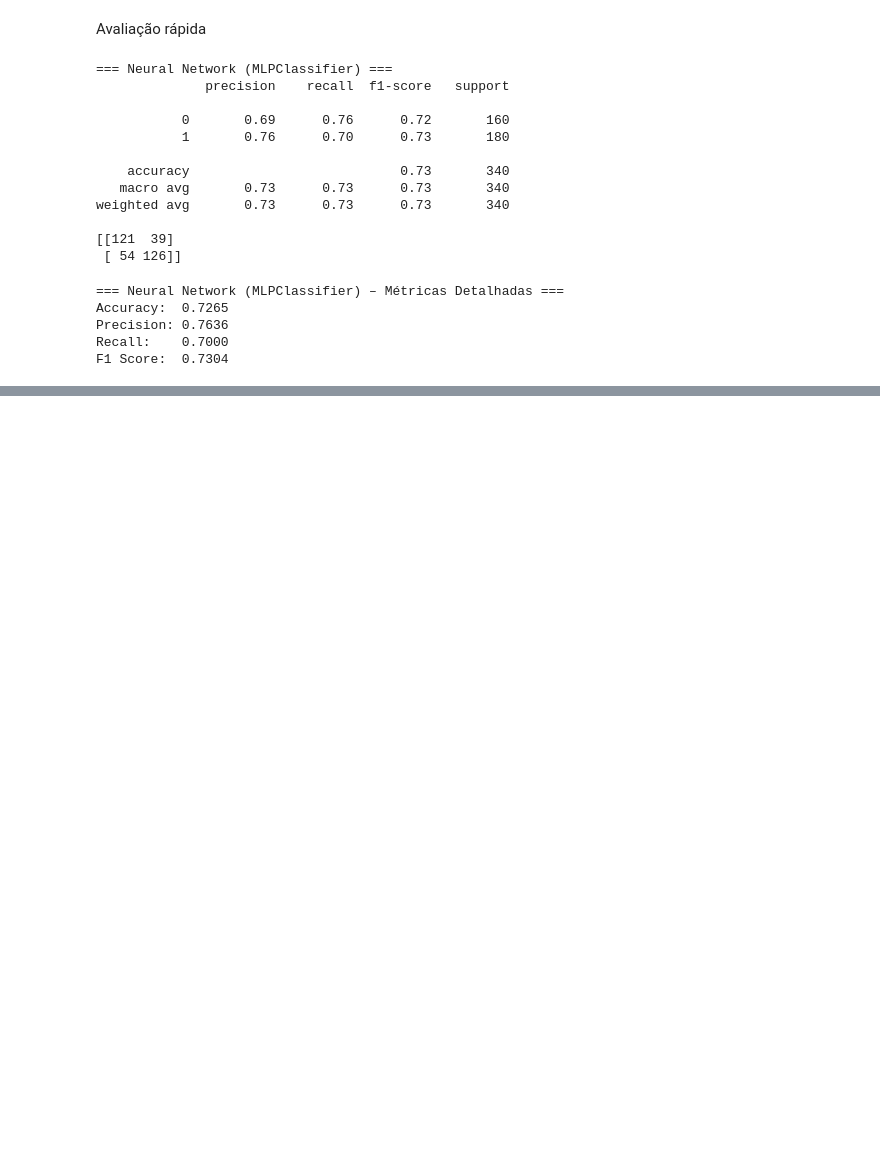
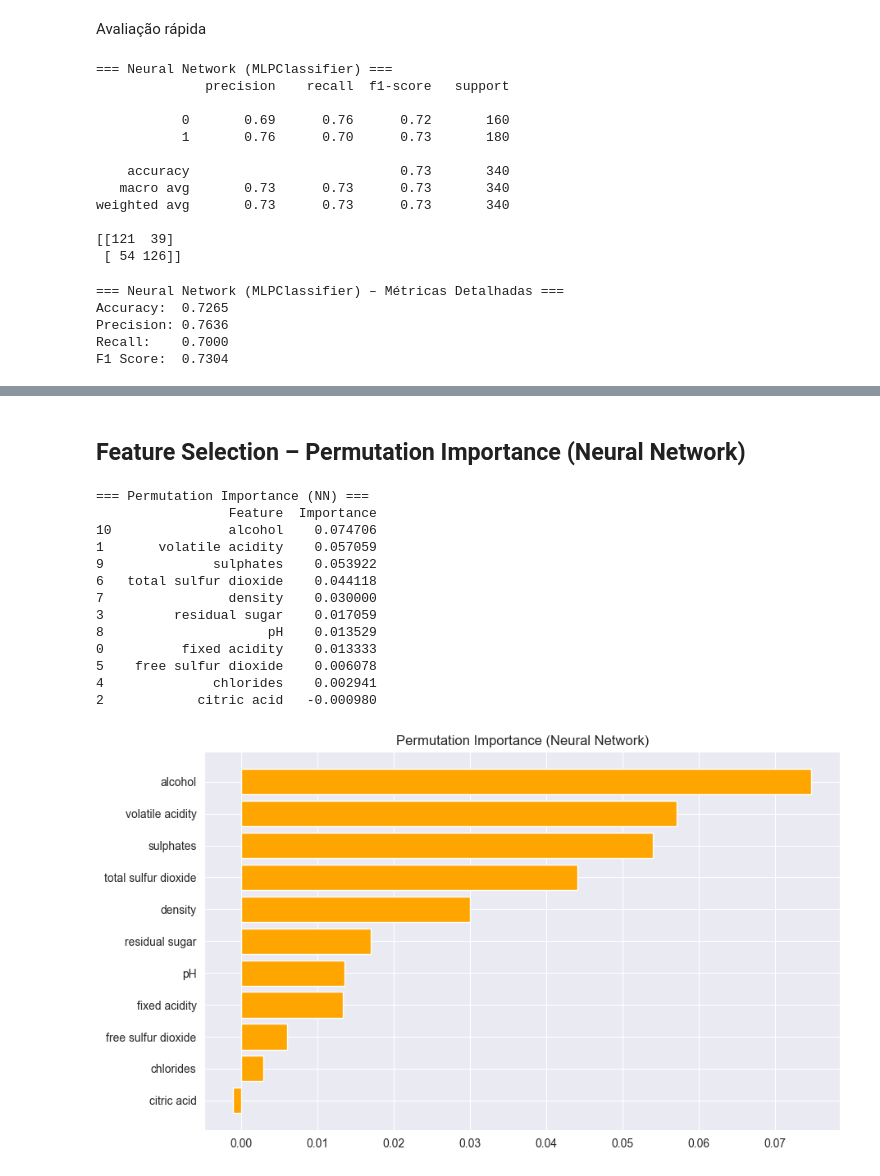
Before and after one commit to tomasgferreira06/ML_TP, a Jupyter notebook: projetoML.ipynb, the cells around one changed output, grey strips where cells are left out. Saved outputs shown, nothing was run; the diff lists cells and outputs as text; code cells hidden in the pictures; blank space fills up the shorter version.

```diff
--- a/proj.ipynb
+++ b/projetoML.ipynb
@@ -484,0 +604,42 @@ F1 Score:  0.7304
+# %% [markdown]
+## Feature Selection – Permutation Importance (Neural Network)
+# %%
+from sklearn.inspection import permutation_importance
+
+perm_result = permutation_importance(
+    nn_clf,  # a tua neural network treinada
+    X_test_scaled,
+    y_test,
+    n_repeats=15,
+    random_state=42,
+    n_jobs=-1
+)
+
+perm_df = pd.DataFrame({
+    'Feature': X.columns,
+    'Importance': perm_result.importances_mean
+}).sort_values(by='Importance', ascending=False)
+
+print("=== Permutation Importance (NN) ===")
+print(perm_df)
+
+plt.figure(figsize=(10, 6))
+plt.barh(perm_df['Feature'], perm_df['Importance'], color='orange')
+plt.title("Permutation Importance (Neural Network)")
+plt.gca().invert_yaxis()
+plt.show()
+# %% [output]
+=== Permutation Importance (NN) ===
+                 Feature  Importance
+10               alcohol    0.074706
+1       volatile acidity    0.057059
+9              sulphates    0.053922
+6   total sulfur dioxide    0.044118
+7                density    0.030000
+3         residual sugar    0.017059
+8                     pH    0.013529
+0          fixed acidity    0.013333
+5    free sulfur dioxide    0.006078
+4              chlorides    0.002941
+2            citric acid   -0.000980
+[figure, added]
```
Also changed, not shown: parts of 24 cells of this notebook, 1 other file.
